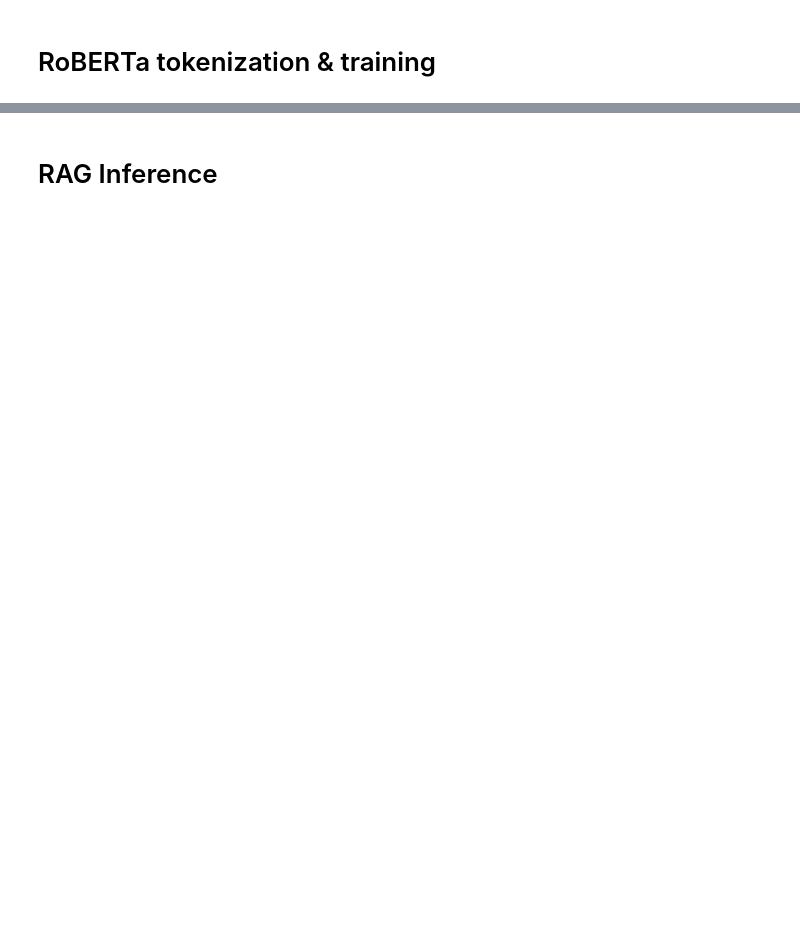
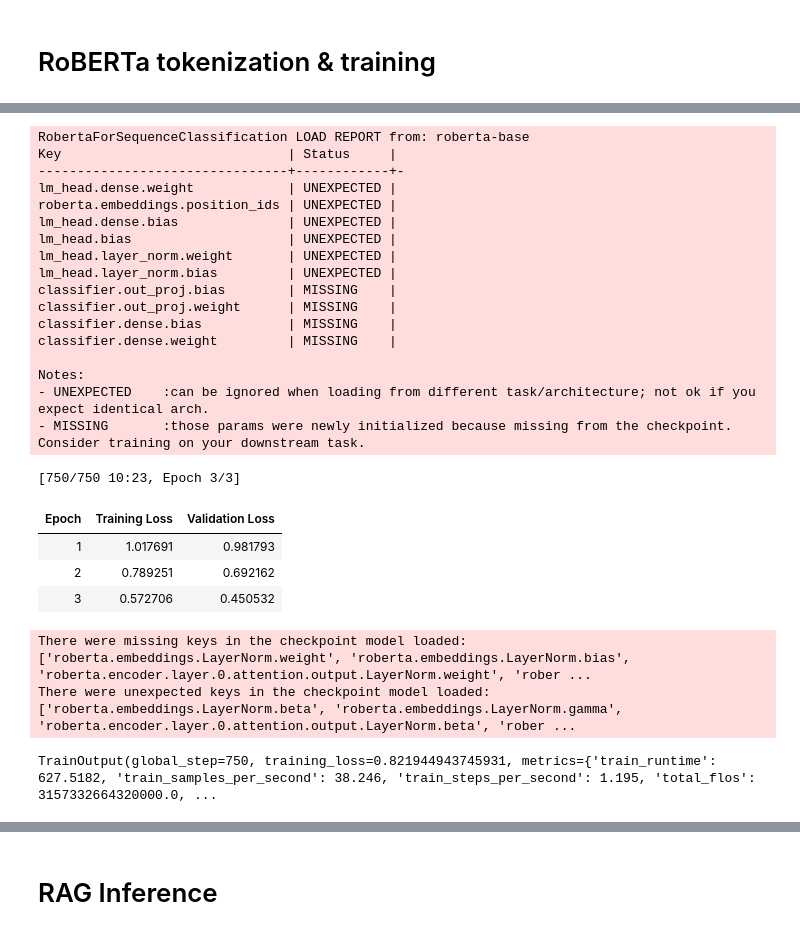
Before and after one commit to SatwikaR-2528/smart-mcq-solver, a Jupyter notebook: DL-24f3004475-notebook-t22026.ipynb, the cells around one changed output, grey strips where cells are left out. Saved outputs shown, nothing was run; the diff lists cells and outputs as text; code cells hidden in the pictures; blank space fills up the shorter version.

Commit message:
update roberta with wandb logs

```diff
--- a/DL-24f3004475-notebook-t22026.ipynb
+++ b/DL-24f3004475-notebook-t22026.ipynb
@@ -285,0 +187,46 @@ mapk(true_ans, pred_opt, k=3)
+# %%
+from transformers import AutoTokenizer, RobertaForSequenceClassification, Trainer, TrainingArguments
+from datasets import Dataset
+
+train_df, val_df = train_test_split(train, test_size=0.2,random_state=42, stratify=train["answer"])
+
+def create_pairs(df):
+    rows = []
+    for _, row in df.iterrows():
+        prompt = row["cleaned_prompt"]
+        for opt in options:
+            rows.append({"question_id": row["id"],
+                    "text": prompt + " </s> " + row[f"cleaned_{opt}"],
+                    "label": 1 if row["answer"] == opt else 0, "option": opt})
+    return pd.DataFrame(rows)
+train_pairs = create_pairs(train_df)
+val_pairs = create_pairs(val_df)
+
+train_dataset = Dataset.from_pandas(train_pairs)
+val_dataset = Dataset.from_pandas(val_pairs)
+# %%
+tokenizer = AutoTokenizer.from_pretrained("roberta-base")
+
+def tokenize_function(batch):
+    return tokenizer(batch["text"], truncation=True,padding="max_length",max_length=256 )
+
+train_dataset = train_dataset.map(tokenize_function, batched=True)
+val_dataset = val_dataset.map(tokenize_function, batched=True)
+train_dataset.set_format(type="torch", columns=["input_ids","attention_mask","label"])
+val_dataset.set_format(type="torch", columns=["input_ids","attention_mask","label"])
+
+model = RobertaForSequenceClassification.from_pretrained("roberta-base", num_labels=2)
+training_args = TrainingArguments(output_dir="./roberta_results",
+                            eval_strategy="epoch",
+                            save_strategy="epoch",
+                            learning_rate=2e-5,
+                            per_device_train_batch_size=16,
+                            per_device_eval_batch_size=16,
+                            num_train_epochs=3,
+                            weight_decay=0.01,
+                            logging_steps=100,
+                            load_best_model_at_end=True, seed=42)
+
+trainer = Trainer(model=model, args=training_args, train_dataset=train_dataset, eval_dataset=val_dataset)
+trainer.train()
+# %% [output]
@@ -285,0 +234,25 @@ mapk(true_ans, pred_opt, k=3)
+RobertaForSequenceClassification LOAD REPORT from: roberta-base
+Key                             | Status     |
+--------------------------------+------------+-
+lm_head.dense.weight            | UNEXPECTED |
+roberta.embeddings.position_ids | UNEXPECTED |
+lm_head.dense.bias              | UNEXPECTED |
+lm_head.bias                    | UNEXPECTED |
+lm_head.layer_norm.weight       | UNEXPECTED |
+lm_head.layer_norm.bias         | UNEXPECTED |
+classifier.out_proj.bias        | MISSING    |
+classifier.out_proj.weight      | MISSING    |
+classifier.dense.bias           | MISSING    |
+classifier.dense.weight         | MISSING    |
+
+Notes:
+- UNEXPECTED    :can be ignored when loading from different task/architecture; not ok if you expect identical arch.
+- MISSING       :those params were newly initialized because missing from the checkpoint. Consider training on your downstream task.
+[750/750 10:23, Epoch 3/3]
+| Epoch | Training Loss | Validation Loss |
+| 1 | 1.017691 | 0.981793 |
+| 2 | 0.789251 | 0.692162 |
+| 3 | 0.572706 | 0.450532 |
+There were missing keys in the checkpoint model loaded: ['roberta.embeddings.LayerNorm.weight', 'roberta.embeddings.LayerNorm.bias', 'roberta.encoder.layer.0.attention.output.LayerNorm.weight', 'rober ...
+There were unexpected keys in the checkpoint model loaded: ['roberta.embeddings.LayerNorm.beta', 'roberta.embeddings.LayerNorm.gamma', 'roberta.encoder.layer.0.attention.output.LayerNorm.beta', 'rober ...
+TrainOutput(global_step=750, training_loss=0.821944943745931, metrics={'train_runtime': 627.5182, 'train_samples_per_second': 38.246, 'train_steps_per_second': 1.195, 'total_flos': 3157332664320000.0, ...
```
Also changed, not shown: parts of 19 cells of this notebook.
